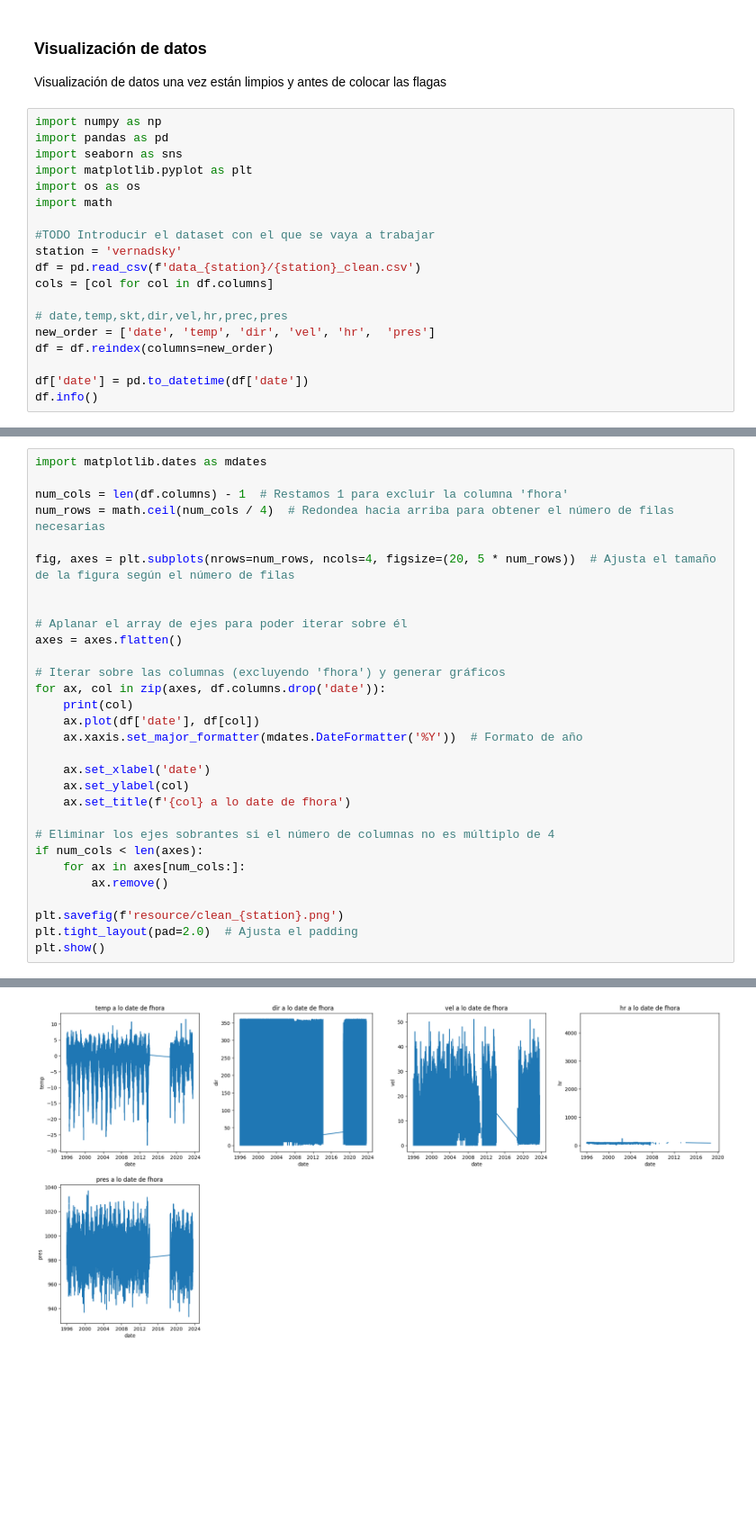
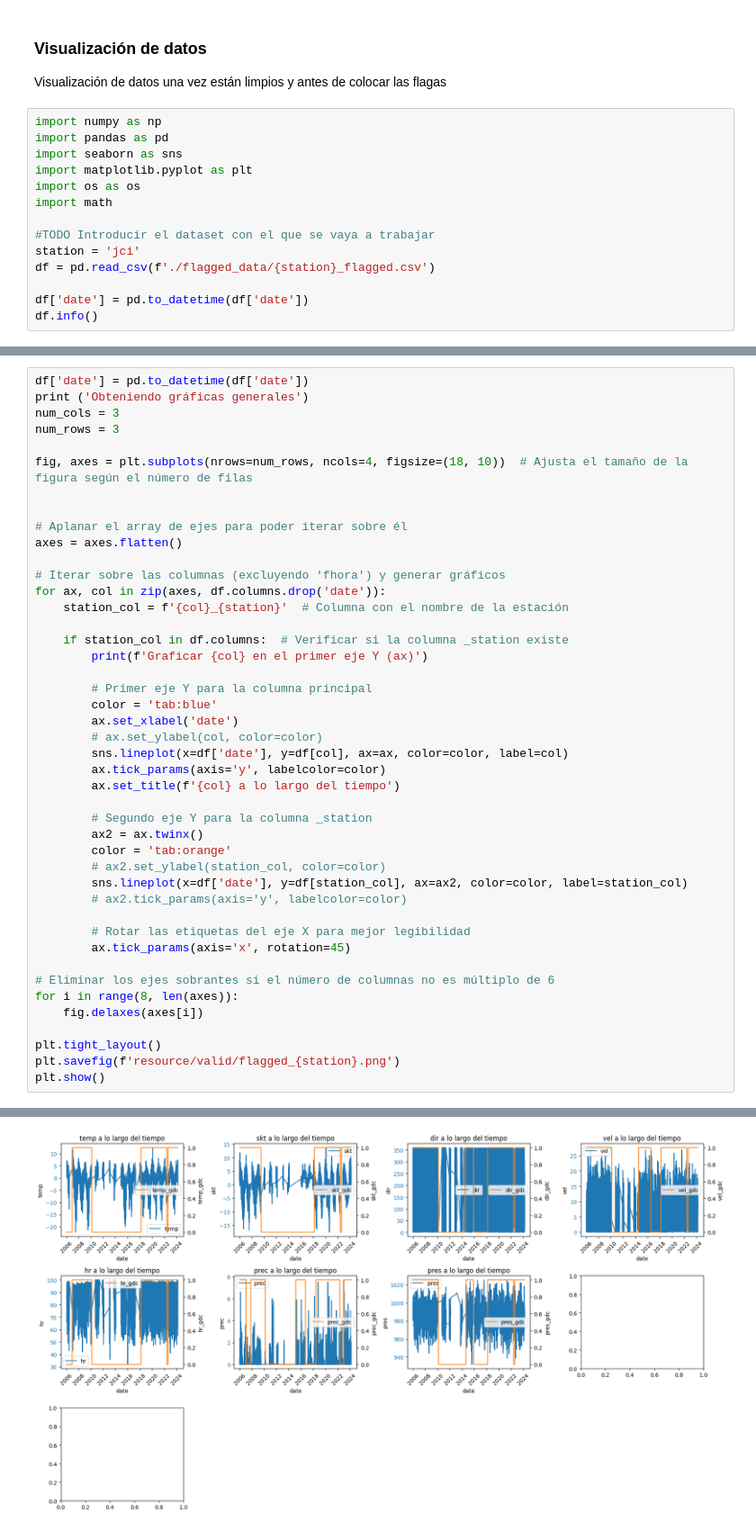
Before and after one commit to fjzamora93/AemetAntartida, a Jupyter notebook: 2.figure_creator.ipynb, the cells around one changed output, grey strips where cells are left out. Shown at 90% size. Saved outputs shown, nothing was run; the diff lists cells and outputs as text; blank space fills up the shorter version.

```diff
--- a/2.figure_creator.ipynb
+++ b/2.figure_creator.ipynb
@@ -11,13 +11,8 @@ import os as os
 import math
 
 #TODO Introducir el dataset con el que se vaya a trabajar
-station = 'vernadsky'
-df = pd.read_csv(f'data_{station}/{station}_clean.csv')
-cols = [col for col in df.columns]
-
-# date,temp,skt,dir,vel,hr,prec,pres
-new_order = ['date', 'temp', 'dir', 'vel', 'hr',  'pres']
-df = df.reindex(columns=new_order)
+station = 'jci'
+df = pd.read_csv(f'./flagged_data/{station}_flagged.csv')
 
 df['date'] = pd.to_datetime(df['date'])
 df.info()
@@ -38,10 +37,10 @@ memory usage: 9.2 MB
 # %%
-import matplotlib.dates as mdates
+df['date'] = pd.to_datetime(df['date'])
+print ('Obteniendo gráficas generales')
+num_cols = 3
+num_rows = 3
 
-num_cols = len(df.columns) - 1  # Restamos 1 para excluir la columna 'fhora'
-num_rows = math.ceil(num_cols / 4)  # Redondea hacia arriba para obtener el número de filas necesarias
-
-fig, axes = plt.subplots(nrows=num_rows, ncols=4, figsize=(20, 5 * num_rows))  # Ajusta el tamaño de la figura según el número de filas
+fig, axes = plt.subplots(nrows=num_rows, ncols=4, figsize=(18, 10))  # Ajusta el tamaño de la figura según el número de filas
 
 
 # Aplanar el array de ejes para poder iterar sobre él
@@ -49,20 +48,34 @@ axes = axes.flatten()
 
 # Iterar sobre las columnas (excluyendo 'fhora') y generar gráficos
 for ax, col in zip(axes, df.columns.drop('date')):
-    print(col)
-    ax.plot(df['date'], df[col])
-    ax.xaxis.set_major_formatter(mdates.DateFormatter('%Y'))  # Formato de año
+    station_col = f'{col}_{station}'  # Columna con el nombre de la estación
 
-    ax.set_xlabel('date')
-    ax.set_ylabel(col)
-    ax.set_title(f'{col} a lo date de fhora')
+    if station_col in df.columns:  # Verificar si la columna _station existe
+        print(f'Graficar {col} en el primer eje Y (ax)')
 
-# Eliminar los ejes sobrantes si el número de columnas no es múltiplo de 4
-if num_cols < len(axes):
-    for ax in axes[num_cols:]:
-        ax.remove()
+        # Primer eje Y para la columna principal
+        color = 'tab:blue'
+        ax.set_xlabel('date')
+        # ax.set_ylabel(col, color=color)
+        sns.lineplot(x=df['date'], y=df[col], ax=ax, color=color, label=col)
+        ax.tick_params(axis='y', labelcolor=color)
+        ax.set_title(f'{col} a lo largo del tiempo')
 
-plt.savefig(f'resource/clean_{station}.png')
-plt.tight_layout(pad=2.0)  # Ajusta el padding
+        # Segundo eje Y para la columna _station
+        ax2 = ax.twinx()
+        color = 'tab:orange'
+        # ax2.set_ylabel(station_col, color=color)
+        sns.lineplot(x=df['date'], y=df[station_col], ax=ax2, color=color, label=station_col)
+        # ax2.tick_params(axis='y', labelcolor=color)
+
+        # Rotar las etiquetas del eje X para mejor legibilidad
+        ax.tick_params(axis='x', rotation=45)
+
+# Eliminar los ejes sobrantes si el número de columnas no es múltiplo de 6
+for i in range(8, len(axes)):
+    fig.delaxes(axes[i])
+
+plt.tight_layout()
+plt.savefig(f'resource/valid/flagged_{station}.png')
 plt.show()
 # %% [output]
@@ -74 +90 @@ pres
-[figure, old version]
+[figure, new version]
```
Also changed, not shown: parts of 4 cells of this notebook, 29 other files.
